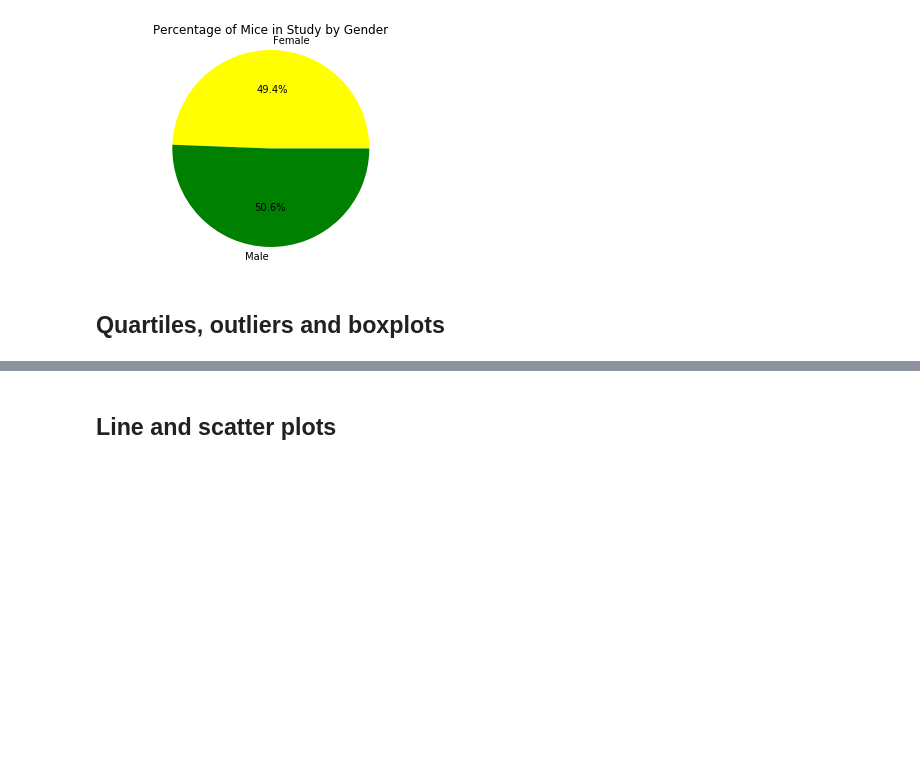
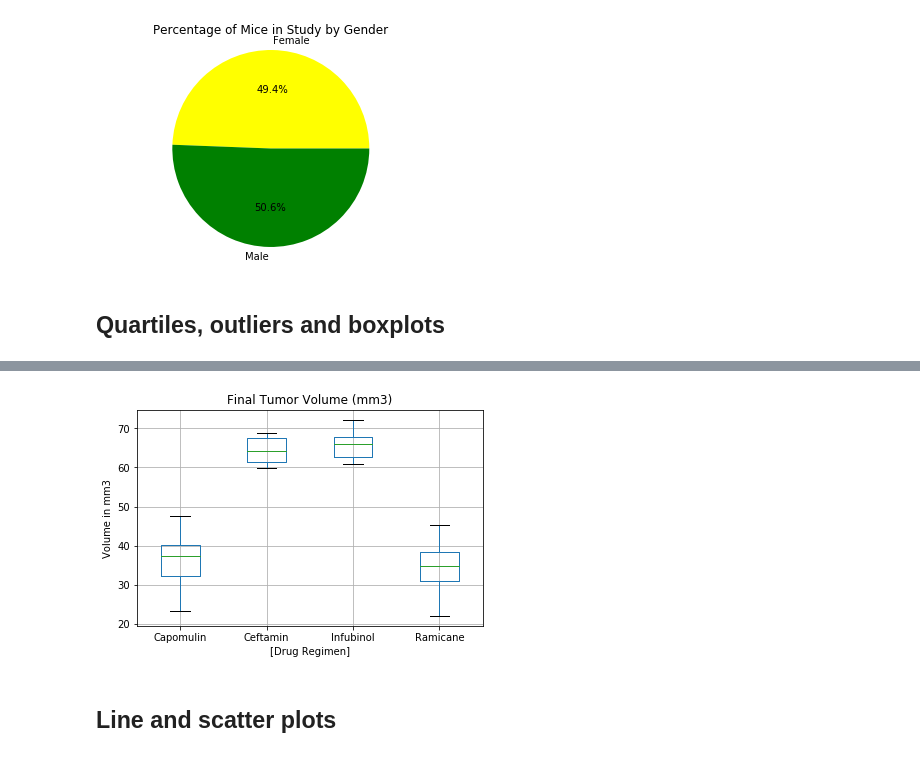
Before and after one commit to BeLacy87/MatPlotLibchallenge, a Jupyter notebook: pymaceuticals_starter.ipynb, the cells around one changed output, grey strips where cells are left out. Cells and saved outputs as stored; diff of their text form; code cells hidden in the pictures; blank space fills up the shorter version.

```diff
--- a/pymaceuticals_starter.ipynb
+++ b/pymaceuticals_starter.ipynb
@@ -124,0 +137,8 @@ plt.show()
+# %%
+#Filters the above pivot table on the four drug types, as well as down to the final timepoint for all mice
+#I would like to figure out which of these steps I can combine.
+top_four1=merge_table.loc[(merge_table["Drug Regimen"]=='Capomulin')|(merge_table["Drug Regimen"]=='Infubinol')|(merge_table["Drug Regimen"]=='Ceftamin')|(merge_table["Drug Regimen"]=='Ramicane')]
+top_four2=top_four1.loc[top_four1["Timepoint"]==45]
+top_four3=top_four2[['Mouse ID','Drug Regimen','Tumor Volume (mm3)']]
+top_four3.rename(columns = {'Tumor Volume (mm3)':'Final Tumor Volume (mm3)'}, inplace = True)
+top_four3
@@ -125,5 +163,11 @@ plt.show()
 # %%
 # Generate a box plot of the final tumor volume of each mouse across four regimens of interest
+box_plot=top_four3.boxplot(column=['Final Tumor Volume (mm3)'],by=['Drug Regimen'])
+plt.suptitle("")
+plt.ylabel('Volume in mm3')
+plt.show()
+# %% [output]
+[figure, added]
 # %% [markdown]
 ## Line and scatter plots
 # %%
```
Also changed, not shown: parts of 10 cells of this notebook.
